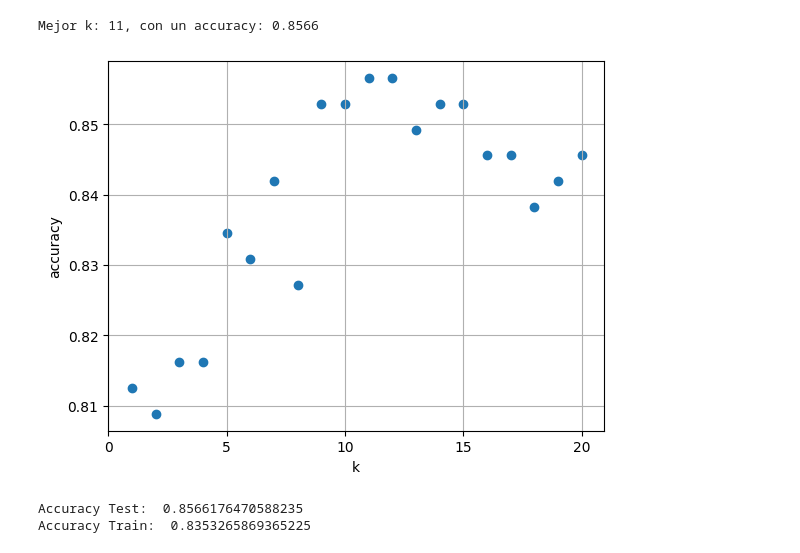
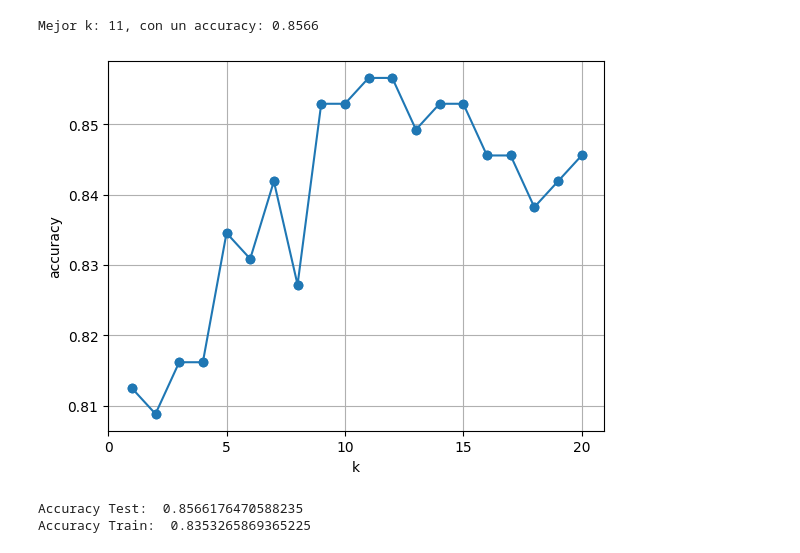
Before and after one commit to 4GeeksAcademy/Tulio-Gimenez-Tutorial-del-Proyecto-K-vecinos-mas-Cercanos, a Jupyter notebook: src/explore.ipynb, the cells around one changed output. Drawn from its saved outputs; the diff is of its cells as text; code cells hidden in the pictures.

```diff
--- a/src/explore.ipynb
+++ b/src/explore.ipynb
@@ -646,13 +572,14 @@ Mejor k: 11, con un accuracy: 0.8566
 # %%
 plt.figure()
 plt.xlabel("k")
 plt.ylabel("accuracy")
 plt.grid()
 plt.scatter(k_values, accuracies)
+plt.plot(k_values, accuracies, linestyle="-", marker="o")
 plt.xticks([0,5,10,15,20])
 plt.show()
 # %% [output]
-[figure, old version]
+[figure, new version]
 # %%
 model = KNeighborsClassifier(n_neighbors=11)
 # entrenamiento
```
Also changed, not shown: parts of 6 cells of this notebook, 14 other files.
